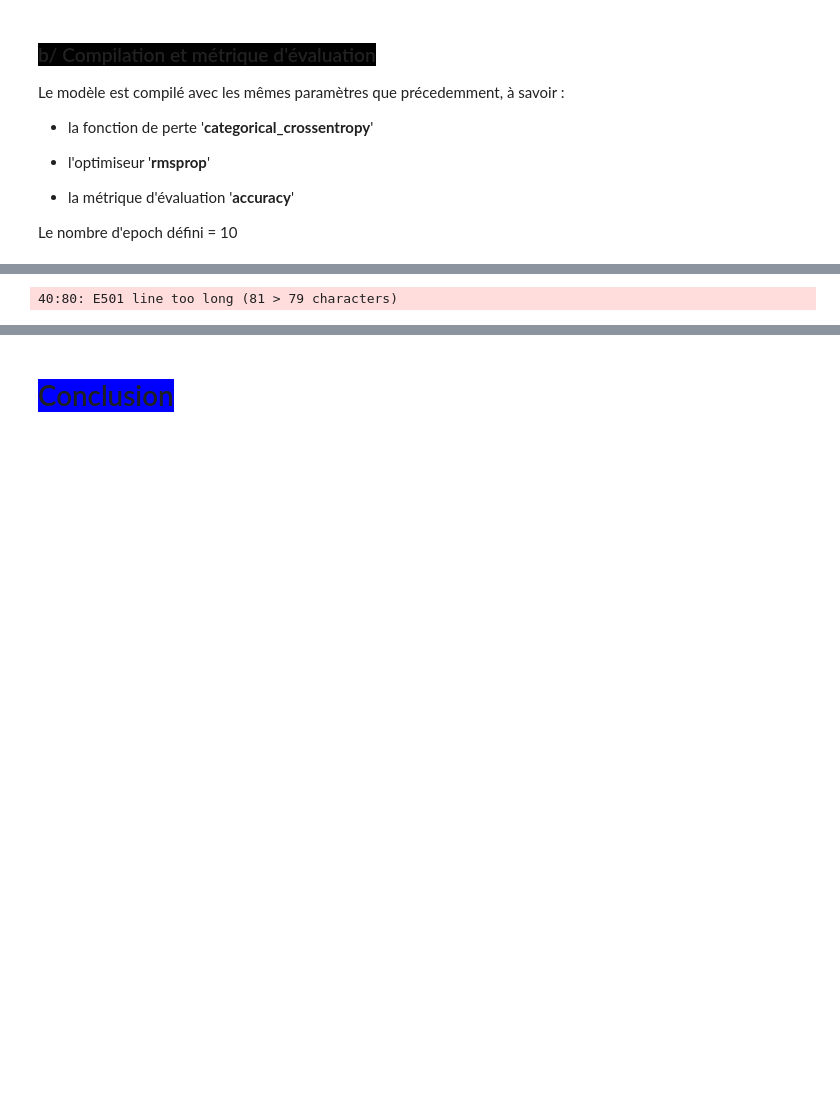
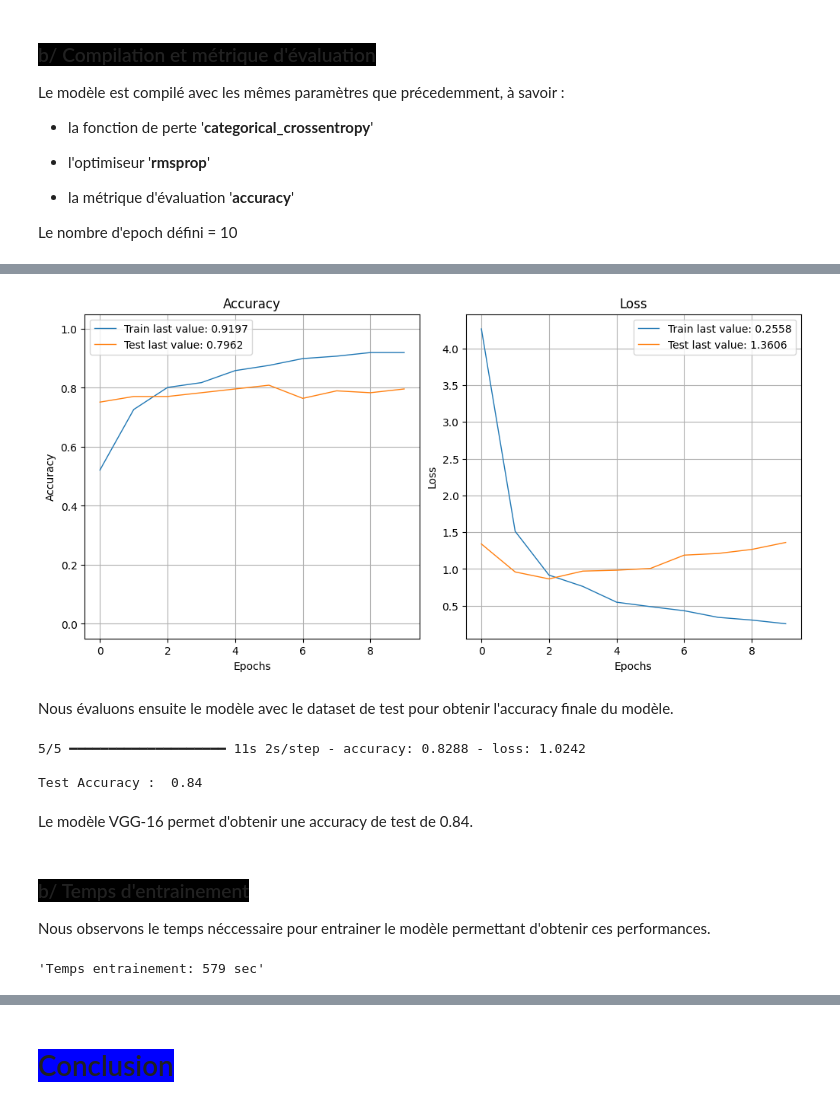
Before and after one commit to pierrickBERTHE/PB8-Dashboard_et_POC, a Jupyter notebook: berthe_pierrick_2_notebook_veille_042024.ipynb, the cells around one changed output, grey strips where cells are left out. Saved outputs shown, nothing was run; the diff lists cells and outputs as text; code cells hidden in the pictures; blank space fills up the shorter version.

```diff
--- a/berthe_pierrick_2_notebook_veille_042024.ipynb
+++ b/berthe_pierrick_2_notebook_veille_042024.ipynb
@@ -478,0 +638,8 @@ Nous récupérons bien le fichier CSV d'extraction image contenant les informati
+# %%
+FRAC = 1
+
+# Faire un échantillon avec FRAC
+data_cleaned = data_cleaned.sample(frac=FRAC)
+
+# Apercu du dataframe
+display(data_cleaned)
@@ -690,34 +1167,27 @@ Pour comparer les performances des différents modèles, nous utilisons un indic
-# %%
-# Nous réalisons les calculs s'ils n'ont pas été déjà réalisés
-if is_modele_vgg16_calculed:
-    print("Les calculs ont deja tournés sur Google Colab")
-else:
-    print("Nous réalisons les calculs.")
-
-    # Entraîner le modèle avec batch_meilleur_tf_vgg16_noDA
-    start_time = time.time()
-    history_model_vgg16 = model_vgg16.fit(
-        X_train_pretraited,
-        y_train_pretraited,
-        validation_data=(X_val_pretraited, y_val_pretraited),
-        epochs=nb_epoch,
-        steps_per_epoch=100,
-        verbose=1
-    )
-    end_time = time.time()
-
-    # Calculer le temps d'entraînement
-    temps_train = end_time - start_time
-    print(f"\n=> Temps d'entraînement : {round(temps_train, 2)} sec <=")
-
-    # Créer un dictionnaire pour stocker historique, temps et nombre d'époch
-    history_model_vgg16 = {
-        'history': history_model_vgg16.history,
-        'temps_train': temps_train,
-    }
-
-    # Sauvegarder l'objet history_dict
-    with open("./modele_ML/history_model_vgg16.pickle", 'wb') as f:
-        pickle.dump(history_model_vgg16, f)
-# %% [output]
-40:80: E501 line too long (81 > 79 characters)
+# %%
+# Afficher l'historique de l'entraînement
+show_history(history_model_vgg16['history'])
+# %% [output]
+[figure, added]
+# %% [markdown]
+Nous évaluons ensuite le modèle avec le dataset de test pour obtenir l'accuracy finale du modèle.
+# %%
+# Evaluation meilleur modèle sur les données de test
+loss_vgg16_test, accuracy_vgg16_test = (
+    model_vgg16.evaluate(X_test_pretraited, y_test_pretraited)
+)
+print("\nTest Accuracy :  {:.2f}".format(accuracy_vgg16_test))
+# %% [output]
+5/5 ━━━━━━━━━━━━━━━━━━━━ 11s 2s/step - accuracy: 0.8288 - loss: 1.0242
+
+Test Accuracy :  0.84
+# %% [markdown]
+Le modèle VGG-16 permet d'obtenir une accuracy de test de 0.84.
+# %% [markdown]
+### <span style='background:black'>b/ Temps d'entrainement</span>
+
+Nous observons le temps néccessaire pour entrainer le modèle permettant d'obtenir ces performances.
+# %%
+f"Temps entrainement: {history_model_vgg16['temps_train']:.0f} sec"
+# %% [output]
+'Temps entrainement: 579 sec'
```
Also changed, not shown: parts of 74 cells of this notebook, 9 other files.
